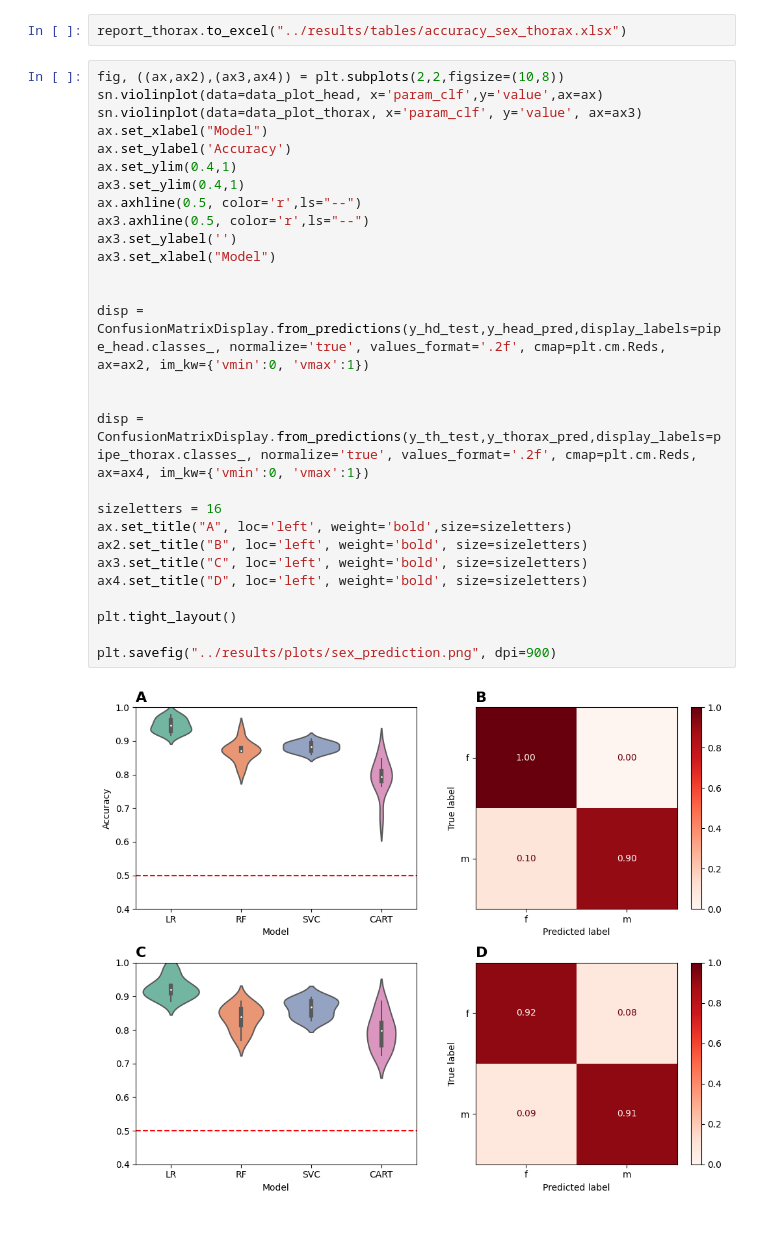
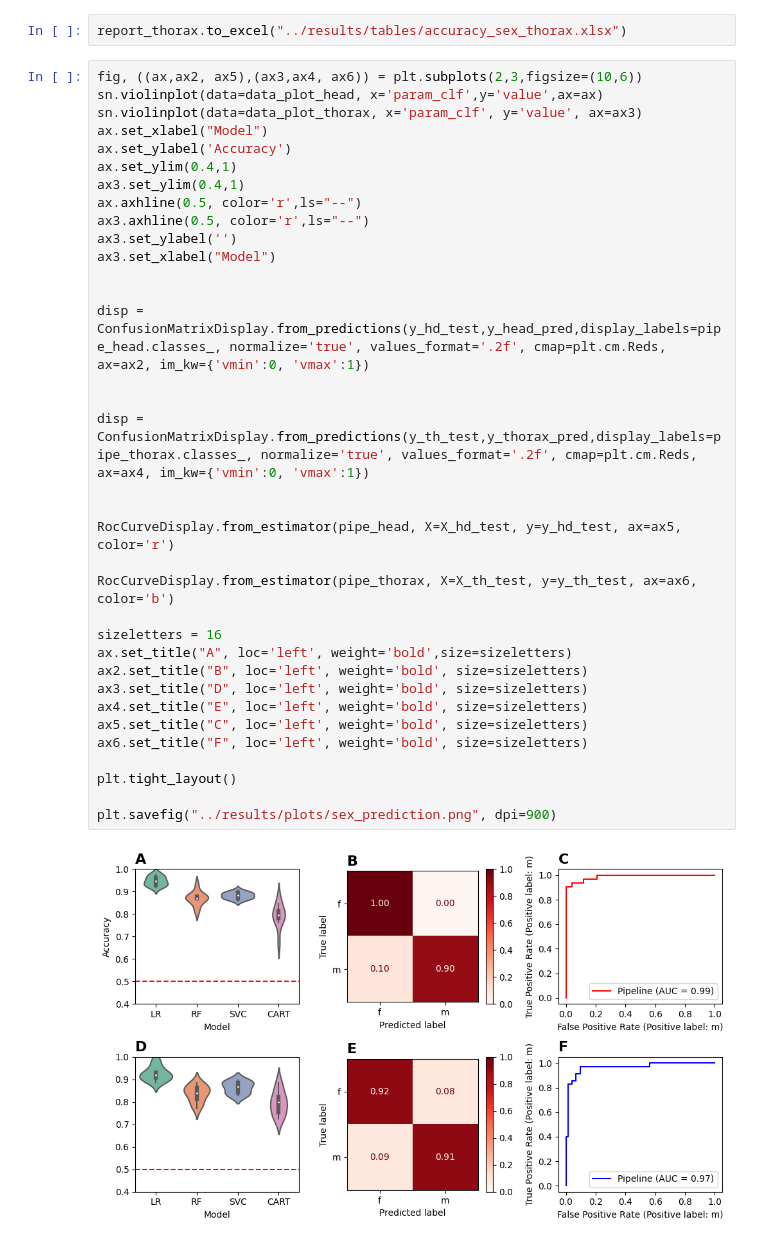
Before and after one commit to maurocolapso/Pazmino_TsetseMIRS_2023, a Jupyter notebook: notebooks/sex_prediction.ipynb, the cells around one changed output. Cells and saved outputs as stored; diff of their text form.

```diff
--- a/notebooks/sex_prediction.ipynb
+++ b/notebooks/sex_prediction.ipynb
@@ -185,32 +191,39 @@ report_thorax
 # %%
 report_thorax.to_excel("../results/tables/accuracy_sex_thorax.xlsx")
 # %%
-fig, ((ax,ax2),(ax3,ax4)) = plt.subplots(2,2,figsize=(10,8))
+fig, ((ax,ax2, ax5),(ax3,ax4, ax6)) = plt.subplots(2,3,figsize=(10,6))
 sn.violinplot(data=data_plot_head, x='param_clf',y='value',ax=ax)
 sn.violinplot(data=data_plot_thorax, x='param_clf', y='value', ax=ax3)
 ax.set_xlabel("Model")
 ax.set_ylabel('Accuracy')
 ax.set_ylim(0.4,1)
 ax3.set_ylim(0.4,1)
 ax.axhline(0.5, color='r',ls="--")
 ax3.axhline(0.5, color='r',ls="--")
 ax3.set_ylabel('')
 ax3.set_xlabel("Model")
 
 
 disp = ConfusionMatrixDisplay.from_predictions(y_hd_test,y_head_pred,display_labels=pipe_head.classes_, normalize='true', values_format='.2f', cmap=plt.cm.Reds, ax=ax2, im_kw={'vmin':0, 'vmax':1})
 
 
 disp = ConfusionMatrixDisplay.from_predictions(y_th_test,y_thorax_pred,display_labels=pipe_thorax.classes_, normalize='true', values_format='.2f', cmap=plt.cm.Reds, ax=ax4, im_kw={'vmin':0, 'vmax':1})
 
+
+RocCurveDisplay.from_estimator(pipe_head, X=X_hd_test, y=y_hd_test, ax=ax5, color='r')
+
+RocCurveDisplay.from_estimator(pipe_thorax, X=X_th_test, y=y_th_test, ax=ax6, color='b')
+
 sizeletters = 16
 ax.set_title("A", loc='left', weight='bold',size=sizeletters)
 ax2.set_title("B", loc='left', weight='bold', size=sizeletters)
-ax3.set_title("C", loc='left', weight='bold', size=sizeletters)
-ax4.set_title("D", loc='left', weight='bold', size=sizeletters)
+ax3.set_title("D", loc='left', weight='bold', size=sizeletters)
+ax4.set_title("E", loc='left', weight='bold', size=sizeletters)
+ax5.set_title("C", loc='left', weight='bold', size=sizeletters)
+ax6.set_title("F", loc='left', weight='bold', size=sizeletters)
 
 plt.tight_layout()
 
 plt.savefig("../results/plots/sex_prediction.png", dpi=900)
 # %% [output]
-[figure, old version]
+[figure, new version]
```
Also changed, not shown: parts of 5 cells of this notebook, 5 other files.
